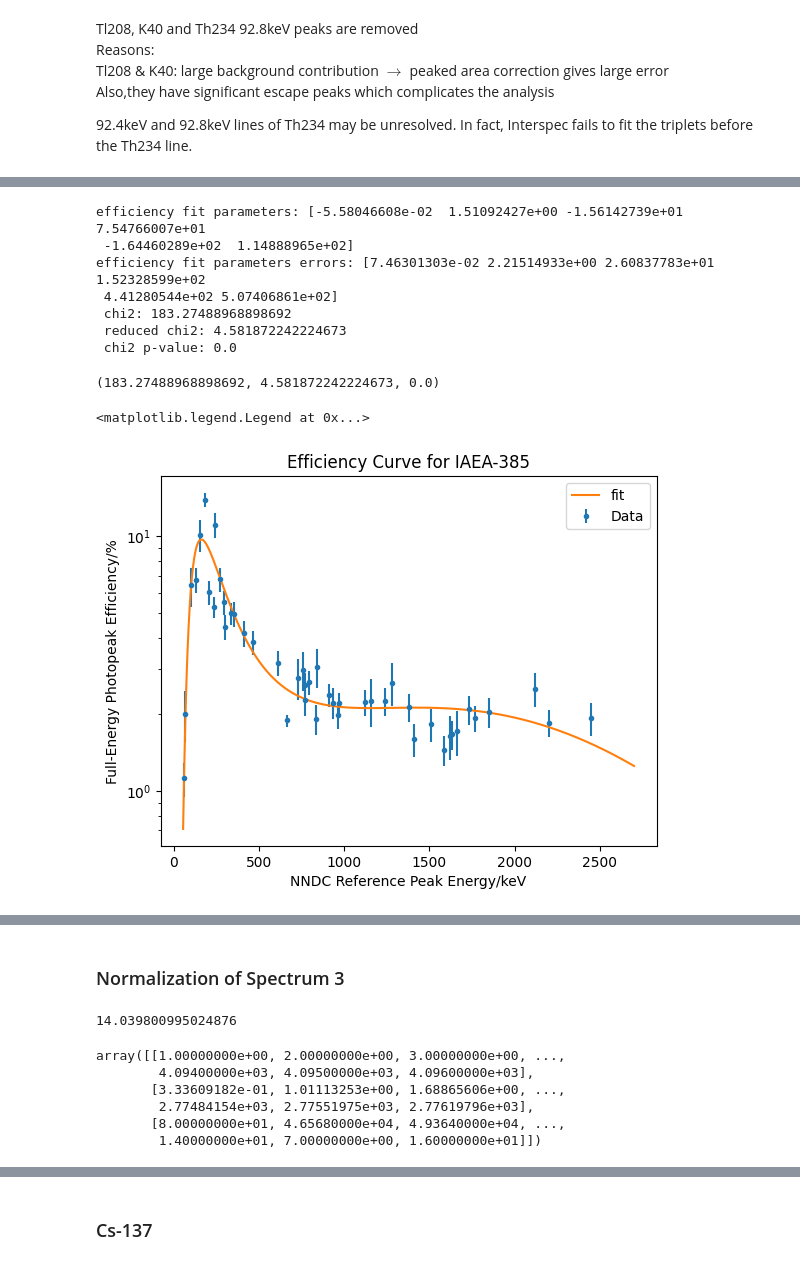
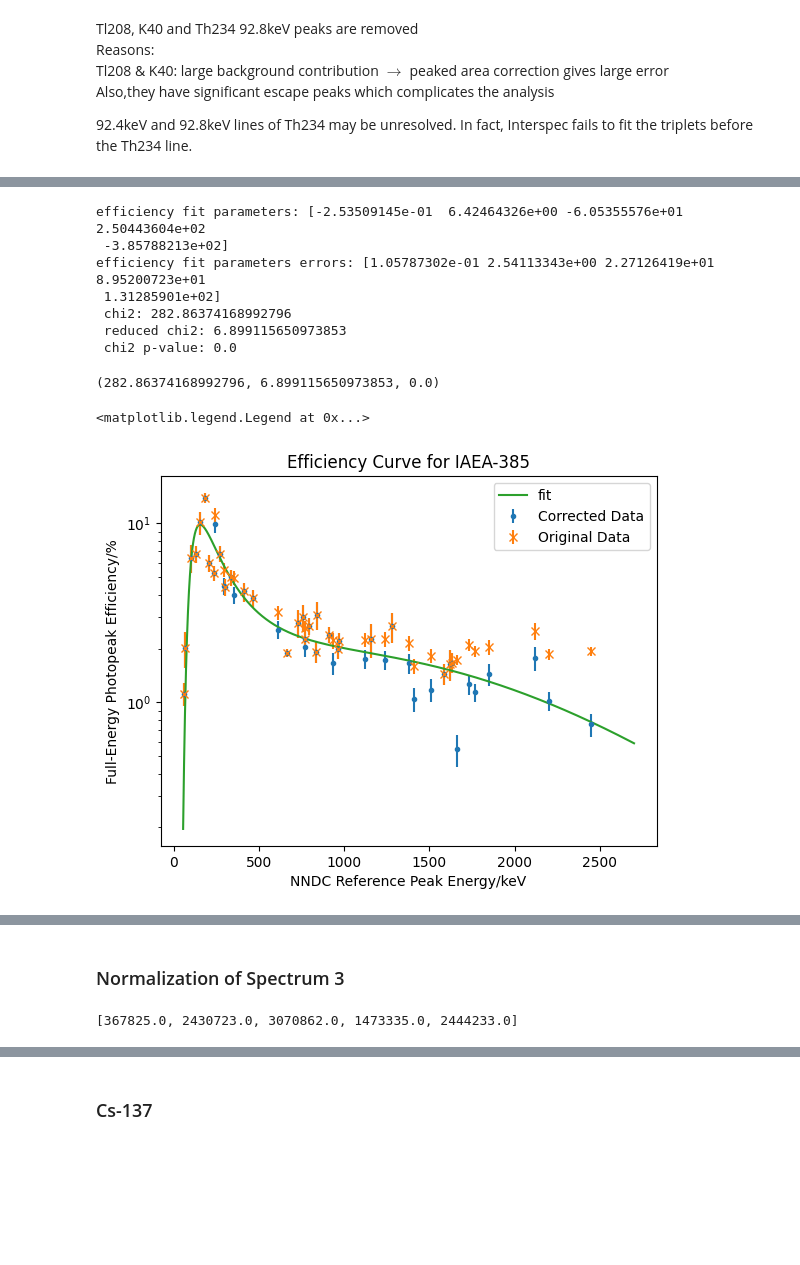
Before and after one commit to ngcnpeter/HPGe_lab_y3, a Jupyter notebook: spectal_analysis.ipynb, the cells around one changed output, grey strips where cells are left out. Drawn from its saved outputs; the diff is of its cells as text; code cells hidden in the pictures; blank space fills up the shorter version.

```diff
--- a/spectal_analysis.ipynb
+++ b/spectal_analysis.ipynb
@@ -146,7 +146,8 @@ path3 = 'Data/Peaks/peaks_Sample3_refitted_25_11_23__Sat_16_05.CSV'
 path4 = 'Data/Peaks/peaks_Sample4_refitted_25_11_23__Sat_16_50.CSV'
 path5 = 'Data/Peaks/peaks_IAEA_sample_05_12_22.CSV'
 path_bg = 'Data/Peaks/peaks_background_17_10_23.csv'
-path_list = [path_bg,path1,path2,path3,path4,path5]
+path_bg_2022 = 'Data/Peaks/peaks_HPGe_21.02.2022_background_recal.CSV'
+path_list = [path_bg,path1,path2,path3,path4,path5,path_bg_2022]
 # df_1 = peak_df(path1)
 # df_2 = peak_df(path2)
 # df_bg= peak_df(path_bg)
@@ -493,43 +544,55 @@ iaea_mass = 0.05 #kg
 iaea_df = df.loc[5].merge(iaea_385,on='Nuclide')
 iaea_df = iaea_df[~((iaea_df['Nuclide'].isin(['K40','Tl208']) )  |
 (iaea_df['nndc_peak_energy']==92.8))]
-iaea_eff = iaea_df['Peak_CPS_BR']/(iaea_df['Abs_Activity']*iaea_mass) #efficiency
-iaea_eff_err =iaea_eff* np.sqrt((iaea_df['Net_Area_err']/iaea_df['Net_Area_Count'])**2 +
+#peak background correction
+#merge peak background dataframe with iaea peak dataframe
+iaea_df = iaea_df.merge(df.loc[6][['nndc_peak_energy','Peak_CPS_BR']], on = 'nndc_peak_energy',
+how = 'left', suffixes = ['','_bg']) #df.loc[6] contains background peaks
+iaea_df['Peak_CPS_BR_bg'].fillna(0,inplace = True)
+#corrected count per sec/BR
+iaea_df['Peak_CPS_BR_corr'] = iaea_df['Peak_CPS_BR']-iaea_df['Peak_CPS_BR_bg']
+iaea_eff = iaea_df['Peak_CPS_BR_corr']/(iaea_df['Abs_Activity']*iaea_mass) #efficiency
+#error propagation (assume poisson noise for peak cps error)
+iaea_eff_err =iaea_eff* np.sqrt((iaea_df['Net_Area_err']/iaea_df['Net_Area_Count'])**2+
 (iaea_df['Abs_Activity_Unc']/iaea_df['Abs_Activity'])**2 + 0.05**2) #0.05**2 from percentage error of mass
-def eff_fit(x,a,b,c,d,e,f):
+
+# iaea_eff_err =iaea_eff* np.sqrt((iaea_df['Net_Area_err']/iaea_df['Net_Area_Count'])**2 +
+# (iaea_df['Abs_Activity_Unc']/iaea_df['Abs_Activity'])**2 + 0.05**2) #0.05**2 from percentage error of mass
+def eff_fit(x,a,b,c,d,e):
     '''Efficiency fit function
        x: energy (independent variable)
        p: parameter array
        this form of equation is suggested in Gilmore p.193'''
-    return np.exp(np.poly1d([a,b,c,d,e,f])(np.log(x)))
+    return np.exp(np.poly1d([a,b,c,d,e])(np.log(x)))
 x_eff = iaea_df['nndc_peak_energy']
-eff_par, eff_cov = curve_fit(eff_fit,x_eff,iaea_eff,p0 = [0.0001,0.001,0.1,0.1,0.1,10])
+eff_par, eff_cov = curve_fit(eff_fit,x_eff,iaea_eff,p0 = [0.0001,0.001,0.1,0.1,0.1])
 eff_par_err = np.sqrt(np.diag(eff_cov))
 print('efficiency fit parameters:', eff_par)
 print('efficiency fit parameters errors:',eff_par_err)
 chi2_prob(eff_fit(x_eff,*eff_par),iaea_eff,iaea_eff_err,df = len(iaea_df)-len(eff_par))
 # %% [output]
-efficiency fit parameters: [-5.58046608e-02  1.51092427e+00 -1.56142739e+01  7.54766007e+01
- -1.64460289e+02  1.14888965e+02]
-efficiency fit parameters errors: [7.46301303e-02 2.21514933e+00 2.60837783e+01 1.52328599e+02
- 4.41280544e+02 5.07406861e+02]
- chi2: 183.27488968898692
- reduced chi2: 4.581872242224673
+efficiency fit parameters: [-2.53509145e-01  6.42464326e+00 -6.05355576e+01  2.50443604e+02
+ -3.85788213e+02]
+efficiency fit parameters errors: [1.05787302e-01 2.54113343e+00 2.27126419e+01 8.95200723e+01
+ 1.31285901e+02]
+ chi2: 282.86374168992796
+ reduced chi2: 6.899115650973853
  chi2 p-value: 0.0
-(183.27488968898692, 4.581872242224673, 0.0)
+(282.86374168992796, 6.899115650973853, 0.0)
 # %%
 plt.figure()
 plt.title('Efficiency Curve for IAEA-385')
-plt.errorbar(iaea_df['nndc_peak_energy'],100*iaea_eff,yerr =100*iaea_eff_err, fmt = '.',label = 'Data')
+plt.errorbar(iaea_df['nndc_peak_energy'],100*iaea_eff,yerr =100*iaea_eff_err, fmt = '.',label = 'Corrected Data')
+plt.errorbar(iaea_df['nndc_peak_energy'],100*iaea_df['Peak_CPS_BR']/(iaea_df['Abs_Activity']*iaea_mass),yerr =100*iaea_eff_err, fmt = 'x',label = 'Original Data')
 plt.plot(np.linspace(55,2700,10000),100*eff_fit(np.linspace(55,2700,10000),*eff_par),label = 'fit')
 plt.xlabel('NNDC Reference Peak Energy/keV')
 plt.ylabel('Full-Energy Photopeak Efficiency/%')
 #plt.xscale('log')
 plt.yscale('log')
 plt.legend()
 # %% [output]
 <matplotlib.legend.Legend at 0x...>
-[figure, old version]
+[figure, new version]
 # %%
 iaea_df[iaea_df['nndc_peak_energy']>2000]
 # %% [output]
@@ -543,19 +606,8 @@ iaea_df[iaea_df['nndc_peak_energy']>2000]
 # %%
 spec_path_list = ['Data/Spectra/Background_16_10_23_Mon_14_50.csv',
 'Data/Spectra/Sample1_23_10_23_Mon_10_39.csv','Data/Spectra/Sample2_31_10_23_14_08.csv',
-'Data/Spectra/Sample3_07_11_23__Tue_11_50.csv', 'Data/Spectra/Sample4_13_11_23_Mon_14_06.csv']
+'Data/Spectra/Sample3_07_11_23__Tue_11_50.csv', 'Data/Spectra/Sample4_13_11_23_Mon_14_06.csv',
+'Data/Spectra/IAEA_sample_05.12.22 copy','Data/Spectra/HPGe_21.02.2022_background']
 spec = [np.loadtxt(path,delimiter = ',',skiprows = 7,unpack = True) for path in spec_path_list]
-E_arr = spec[1][1]
-np.mean(np.array([spec[i][2][E_arr>2640] for i in [1,2,4]]))
-#[np.sum(spec[i][2]) for i in range(1,5)]
 # %% [output]
-14.039800995024876
+[367825.0, 2430723.0, 3070862.0, 1473335.0, 2444233.0]
-# %%
-spec[1]#[E_arr>2640]
-# %% [output]
-array([[1.00000000e+00, 2.00000000e+00, 3.00000000e+00, ...,
-        4.09400000e+03, 4.09500000e+03, 4.09600000e+03],
-       [3.33609182e-01, 1.01113253e+00, 1.68865606e+00, ...,
-        2.77484154e+03, 2.77551975e+03, 2.77619796e+03],
-       [8.00000000e+01, 4.65680000e+04, 4.93640000e+04, ...,
-        1.40000000e+01, 7.00000000e+00, 1.60000000e+01]])
```
Also changed, not shown: parts of 10 cells of this notebook, 12 other files.
